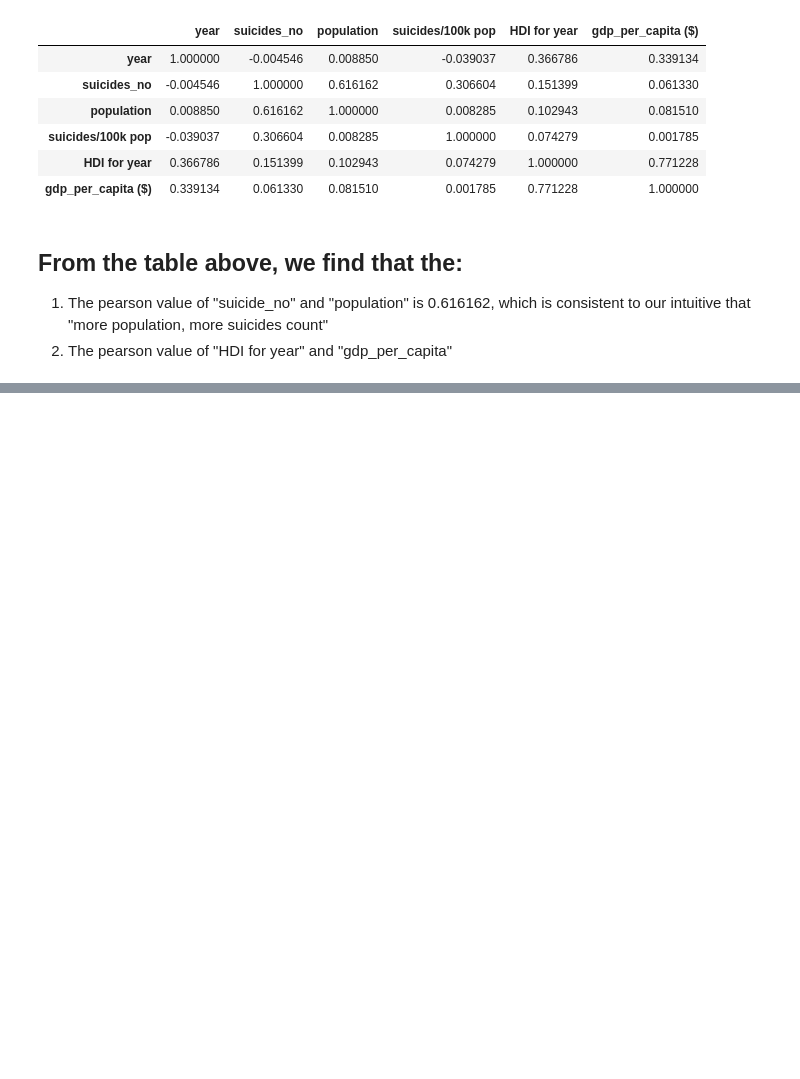
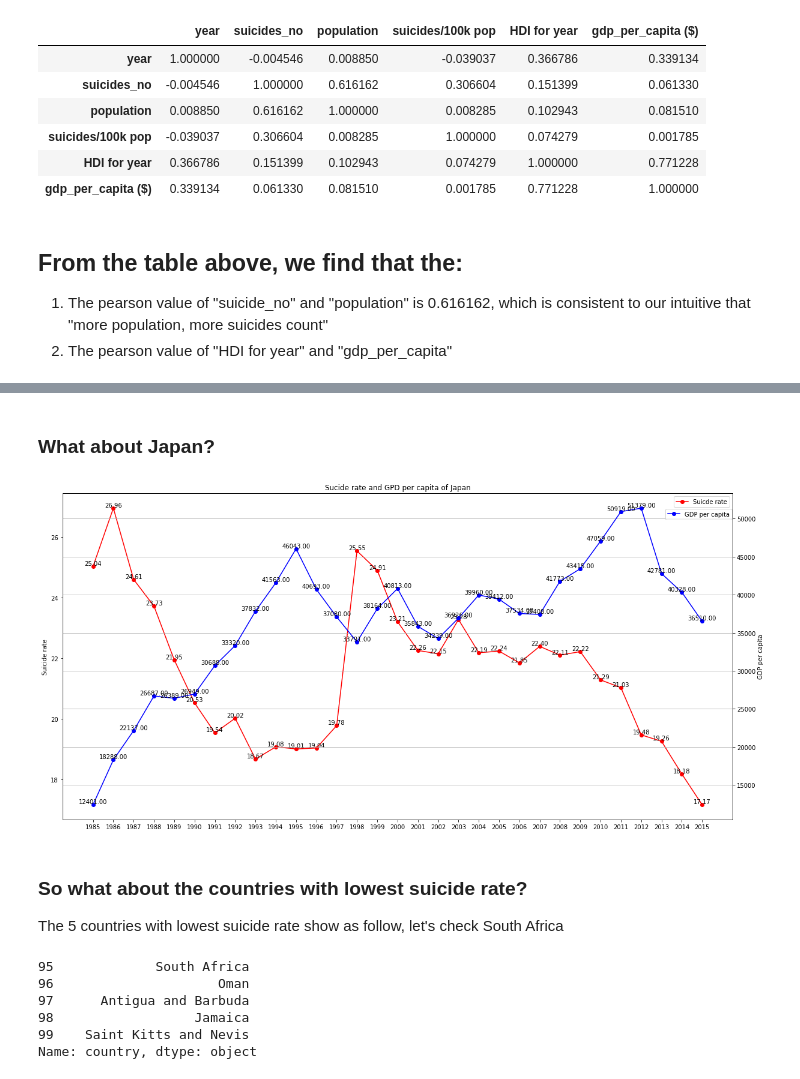
Before and after one commit to 775771922/data_visulization_suicide_dataset, a Jupyter notebook: Data_visualization.ipynb, the cells around one changed output, grey strips where cells are left out. Saved outputs shown, nothing was run; the diff lists cells and outputs as text; code cells hidden in the pictures; blank space fills up the shorter version.

```diff
--- a/Data_visualization.ipynb
+++ b/Data_visualization.ipynb
@@ -275,0 +272,45 @@ data
+# %% [markdown]
+### What about Japan?
+# %%
+Japan_data = data.iloc[np.where(data['country'] == 'Japan')[0]]
+
+Japan_times = Japan_data['year'].unique()
+Japan_data = Japan_data.groupby('year').mean()
+Japan_suicide_rate = np.array(Japan_data.loc[:,'suicides/100k pop'])
+Japan_gdp = np.array(Japan_data.loc[:,'gdp_per_capita ($)'])
+
+fig = plt.figure(figsize=(20,10))
+ax1 = plt.subplot(111)
+ax2 = ax1.twinx()
+plt.title('Sucide rate and GPD per capita of Japan')
+
+plt.xlabel('Years')
+ax1.set_ylabel('Suicide rate')
+ax2.set_ylabel('GDP per capita')
+ax1.plot(range(len(Japan_times)),Japan_suicide_rate,color='r',label ='Suicde rate', marker = 'o');
+ax2.plot(range(len(Japan_times)),Japan_gdp,color ='b',label='GDP per capita', marker ='o');
+plt.xticks(range(len(Japan_times)), Japan_times, rotation=90)
+
+ax1.legend()
+ax2.legend(loc = (0.9,0.92))
+for i in range(len(Japan_times)):
+    ax1.text(i,Japan_suicide_rate[i],'%.2f' % Japan_suicide_rate[i], ha='center', va='bottom')
+
+for i in range(len(Japan_times)):
+    ax2.text(i,Japan_gdp[i],'%.2f' % Japan_gdp[i], ha='center', va= 'bottom')
+
+plt.grid()
+# %% [output]
+[figure, added]
+# %% [markdown]
+### So what about the countries with lowest suicide rate?
+The 5 countries with lowest suicide rate show as follow, let's check South Africa
+# %%
+bottom5Country
+# %% [output]
+95             South Africa
+96                     Oman
+97      Antigua and Barbuda
+98                  Jamaica
+99    Saint Kitts and Nevis
+Name: country, dtype: object
```
Also changed, not shown: parts of 7 cells of this notebook.
